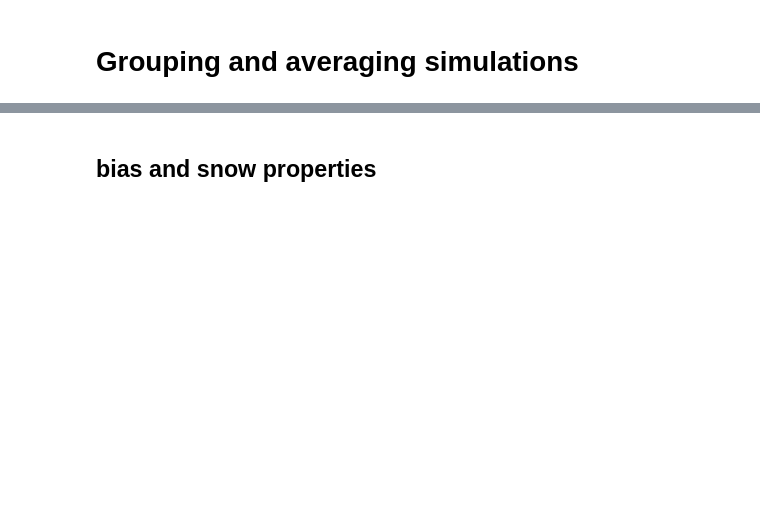
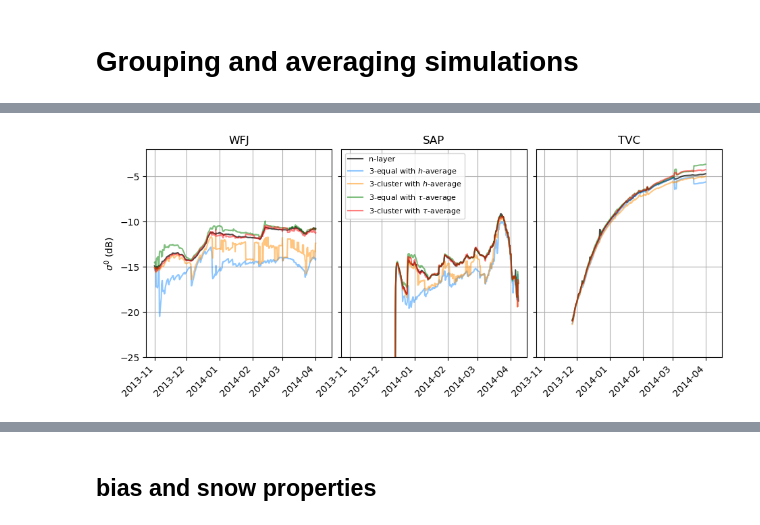
Before and after one commit to JulienMeloche/radar_equivalent_snowpack, a Jupyter notebook: result.ipynb, the cells around one changed output, grey strips where cells are left out. Cells and saved outputs as stored; diff of their text form; code cells hidden in the pictures; blank space fills up the shorter version.

```diff
--- a/result.ipynb
+++ b/result.ipynb
@@ -79,9 +83,11 @@ sap_sig_3k_ked, sap_swe_3k_ked = iso.get_sig_swe(df_sap, dates_sap, 'thick-ke-de
 # %%
-tvc_sig_n, tvc_swe_n, tvc_param = iso.get_sig_swe(df_tvc, dates_tvc, 'thick', 'n', model = 'iba_inv')
-tvc_sig_1, tvc_swe_1 = iso.get_sig_swe(df_tvc, dates_tvc, 'thick', 'one', model = 'iba_inv')
-tvc_sig_2, tvc_swe_2 = iso.get_sig_swe(df_tvc, dates_tvc, 'thick', 'two', model = 'iba_inv')
-tvc_sig_2k, tvc_swe_2k = iso.get_sig_swe(df_tvc, dates_tvc, 'thick', 'two_k', model = 'iba_inv')
-tvc_sig_3, tvc_swe_3 = iso.get_sig_swe(df_tvc, dates_tvc, 'thick', 'three', model = 'iba_inv')
-tvc_sig_3k, tvc_swe_3k = iso.get_sig_swe(df_tvc, dates_tvc, 'thick', 'three_k', model = 'iba_inv')
-tvc_sig_3k_ke, tvc_swe_3k_ke = iso.get_sig_swe(df_tvc, dates_tvc, 'thick-ke', 'three_k', model = 'iba_inv')
-tvc_sig_3k_ked, tvc_swe_3k_ked = iso.get_sig_swe(df_tvc, dates_tvc, 'thick-ke-density', 'three_k', model = 'iba_inv')
+tvc_sig_n, tvc_swe_n, tvc_param = res.get_sig_swe(df_tvc, dates_tvc, 'thick', 'n', model = 'iba_inv')
+tvc_sig_1 = res.get_sig_swe(df_tvc, dates_tvc, 'thick', 'one', model = 'iba_inv')
+tvc_sig_2 = res.get_sig_swe(df_tvc, dates_tvc, 'thick', 'two', model = 'iba_inv')
+tvc_sig_2k = res.get_sig_swe(df_tvc, dates_tvc, 'thick', 'two_k', model = 'iba_inv')
+tvc_sig_2k_ked = res.get_sig_swe(df_tvc, dates_tvc, 'thick-ke-density', 'two_k', model = 'iba_inv')
+tvc_sig_3 = res.get_sig_swe(df_tvc, dates_tvc, 'thick', 'three', model = 'iba_inv')
+tvc_sig_3_ked = res.get_sig_swe(df_tvc, dates_tvc, 'thick-ke-density', 'three', model = 'iba_inv')
+tvc_sig_3k = res.get_sig_swe(df_tvc, dates_tvc, 'thick', 'three_k', model = 'iba_inv')
+#tvc_sig_3k_ke = res.get_sig_swe(df_tvc, dates_tvc, 'thick-ke', 'three_k', model = 'iba_inv')
+tvc_sig_3k_ked = res.get_sig_swe(df_tvc, dates_tvc, 'thick-ke-density', 'three_k', model = 'iba_inv')
@@ -87,0 +134,51 @@ tvc_sig_3k_ked, tvc_swe_3k_ked = iso.get_sig_swe(df_tvc, dates_tvc, 'thick-ke-de
+# %%
+fig, ax = plt.subplots(1,3, figsize = (11,4), sharex = True, sharey = 'row')
+
+#row 1
+ax[0].plot(dates_cdp, cdp_sig_n, alpha = 0.7, label = 'n-layer', color = 'k')
+ax[0].plot(dates_cdp, cdp_sig_3, alpha = 0.5, label = '3-layer', color = 'dodgerblue')
+ax[0].plot(dates_cdp, cdp_sig_3k, alpha = 0.5, label = '3k-layer', color = 'darkorange')
+ax[0].plot(dates_cdp, cdp_sig_3_ked, alpha = 0.5, label = '3k-ke-layer', color = 'green')
+ax[0].plot(dates_cdp, cdp_sig_3k_ked, alpha = 0.5, label = '3k-keD-layer', color = 'red')
+ax[0].grid()
+
+
+ax[1].plot(dates_sap, sap_sig_n, alpha = 0.7, label = 'n-layer', color = 'k')
+ax[1].plot(dates_sap, sap_sig_3, alpha = 0.5, label = '3-equal with $h$-average', color = 'dodgerblue')
+ax[1].plot(dates_sap, sap_sig_3k, alpha = 0.5, label = '3-cluster with $h$-average', color = 'darkorange')
+ax[1].plot(dates_sap, sap_sig_3_ked, alpha = 0.5, label = '3-equal with $\\tau$-average', color = 'green')
+ax[1].plot(dates_sap, sap_sig_3k_ked, alpha = 0.5, label = '3-cluster with $\\tau$-average', color = 'red')
+ax[1].grid()
+
+# tvc
+ax[2].plot(dates_tvc, tvc_sig_n, alpha = 0.7, label = 'n-layer', color = 'k')
+ax[2].plot(dates_tvc, tvc_sig_3, alpha = 0.5, label = '3-equal', color = 'dodgerblue')
+ax[2].plot(dates_tvc, tvc_sig_3k, alpha = 0.5, label = '3-Kmeans', color = 'darkorange')
+ax[2].plot(dates_tvc, tvc_sig_3_ked, alpha = 0.5, label = '3-Kmeans-ke', color = 'green')
+ax[2].plot(dates_tvc, tvc_sig_3k_ked, alpha = 0.5, label = '3-Kmeans-keD', color = 'red')
+ax[2].grid()
+
+
+
+#dates
+ax[0].set_xticklabels(ax[0].get_xticklabels(), rotation=45, ha='right')
+ax[1].set_xticklabels(ax[1].get_xticklabels(), rotation=45, ha='right')
+ax[2].set_xticklabels(ax[2].get_xticklabels(), rotation=45, ha='right')
+
+
+ax[0].set_ylabel('$\sigma^0$ (dB)')
+ax[0].set_ylabel('$\sigma^0$ (dB)')
+#ax[2,0].set_ylabel('res.Bias SWE (mm)')
+ax[0].set_title('WFJ')
+ax[1].set_title('SAP')
+ax[2].set_title('TVC')
+
+ax[0].set_ylim(-25, -2)
+ax[0].set_ylim(-25, -2)
+ax[1].legend( fontsize = 8)
+#ax[1,2].legend( bbox_to_anchor=(1, 1, 0.1, 0.1))
+plt.subplots_adjust(hspace = 0.1)
+plt.subplots_adjust(wspace = 0.05)
+fig.savefig("/home/jum002/public_html/res_snowpack/fig3_sig_group.png", dpi = 300, bbox_inches = 'tight')
+# %% [output]
+[figure, added]
```
Also changed, not shown: parts of 22 cells of this notebook, 2 other files.
